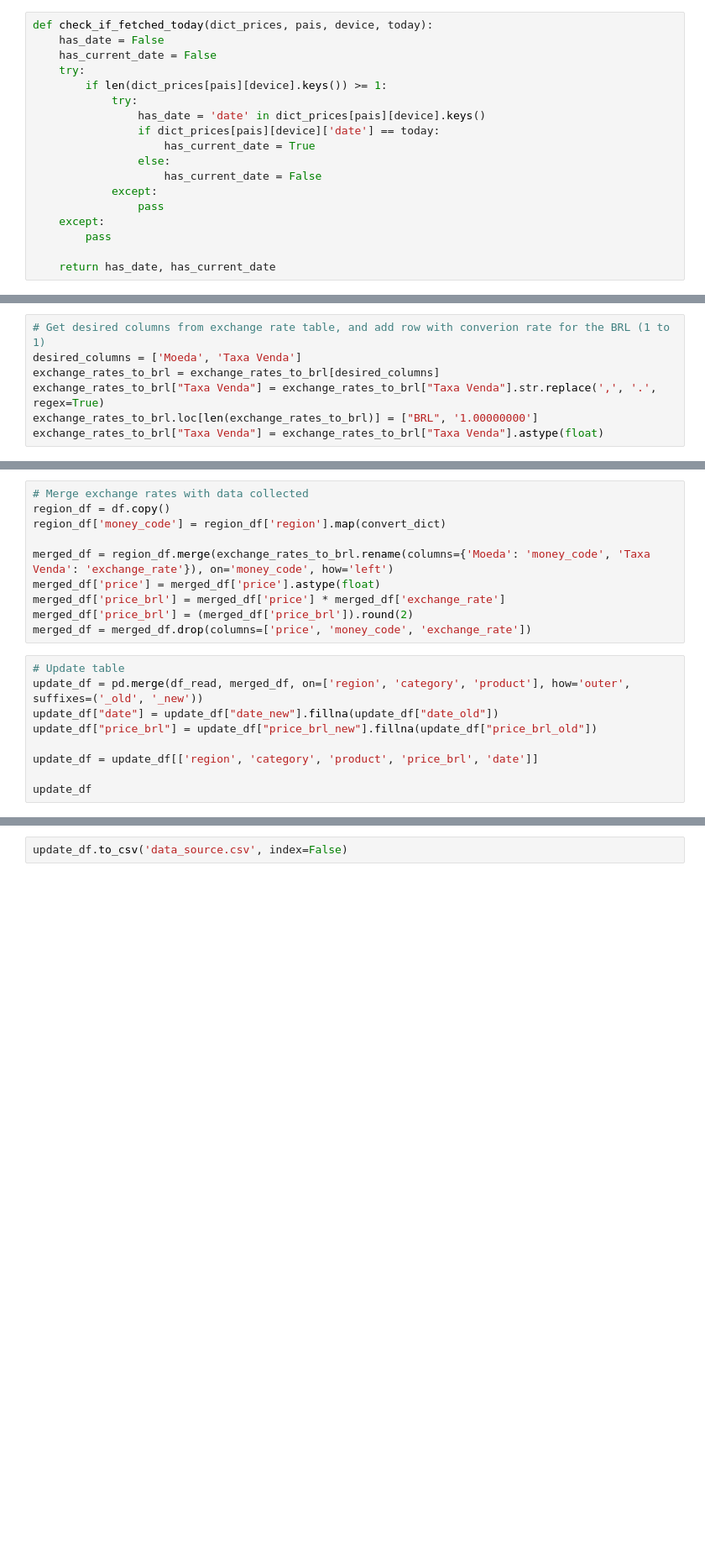
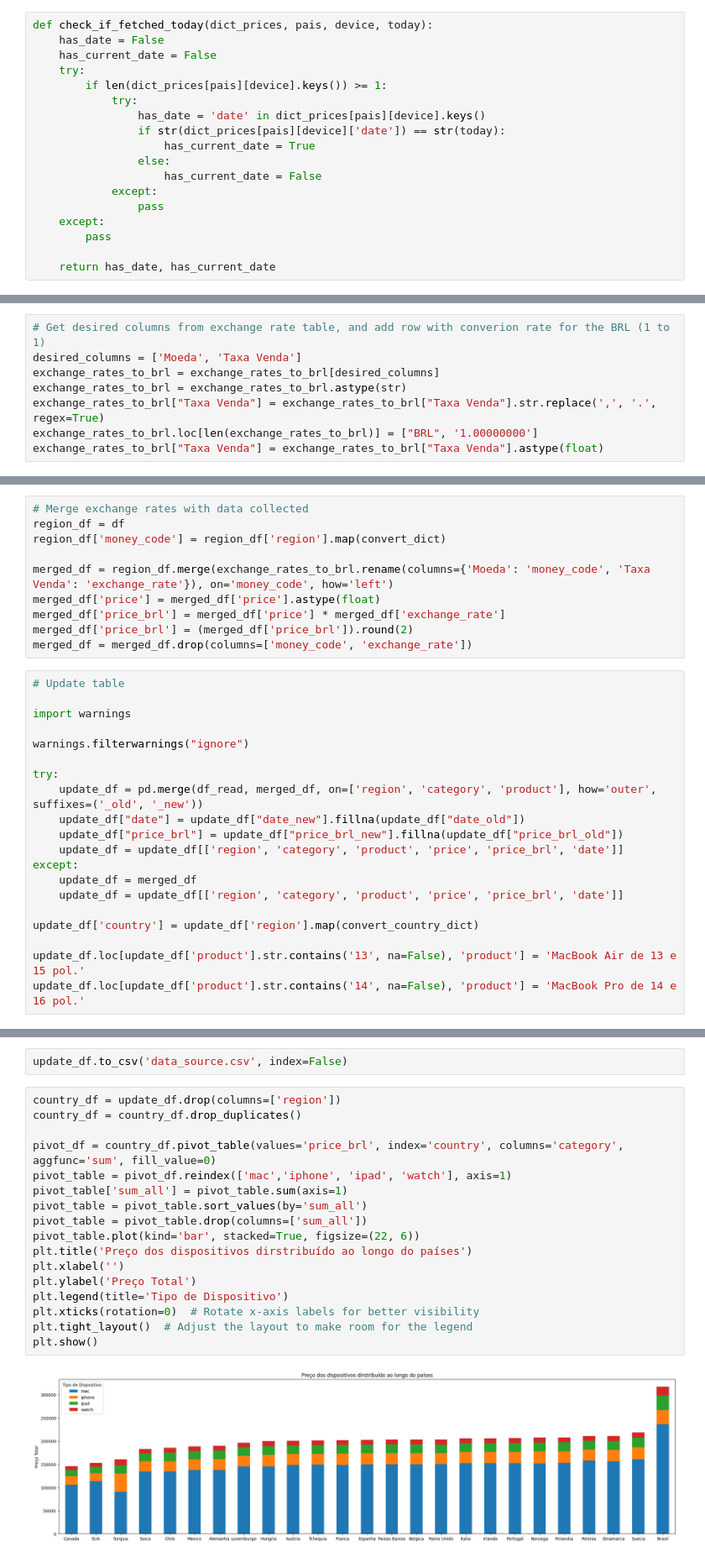
Before and after one commit to TiagoSeixas2103/Projeto_Web_Scraping_Apple, a Jupyter notebook: main.ipynb, the cells around one changed output, grey strips where cells are left out. Shown at 84% size. Cells and saved outputs as stored; diff of their text form; blank space fills up the shorter version.

```diff
--- a/main.ipynb
+++ b/main.ipynb
@@ -91,7 +103,7 @@ def check_if_fetched_today(dict_prices, pais, device, today):
         if len(dict_prices[pais][device].keys()) >= 1:
             try:
                 has_date = 'date' in dict_prices[pais][device].keys()
-                if dict_prices[pais][device]['date'] == today:
+                if str(dict_prices[pais][device]['date']) == str(today):
                     has_current_date = True
                 else:
                     has_current_date = False
@@ -423,6 +418,7 @@ while contador < 10 and csv_read:
 # Get desired columns from exchange rate table, and add row with converion rate for the BRL (1 to 1)
 desired_columns = ['Moeda', 'Taxa Venda']
 exchange_rates_to_brl = exchange_rates_to_brl[desired_columns]
+exchange_rates_to_brl = exchange_rates_to_brl.astype(str)
 exchange_rates_to_brl["Taxa Venda"] = exchange_rates_to_brl["Taxa Venda"].str.replace(',', '.', regex=True)
 exchange_rates_to_brl.loc[len(exchange_rates_to_brl)] = ["BRL", '1.00000000']
 exchange_rates_to_brl["Taxa Venda"] = exchange_rates_to_brl["Taxa Venda"].astype(float)
@@ -461,19 +488,30 @@ convert_dict = {
 # %%
 # Merge exchange rates with data collected
-region_df = df.copy()
+region_df = df
 region_df['money_code'] = region_df['region'].map(convert_dict)
 
 merged_df = region_df.merge(exchange_rates_to_brl.rename(columns={'Moeda': 'money_code', 'Taxa Venda': 'exchange_rate'}), on='money_code', how='left')
 merged_df['price'] = merged_df['price'].astype(float)
 merged_df['price_brl'] = merged_df['price'] * merged_df['exchange_rate']
 merged_df['price_brl'] = (merged_df['price_brl']).round(2)
-merged_df = merged_df.drop(columns=['price', 'money_code', 'exchange_rate'])
+merged_df = merged_df.drop(columns=['money_code', 'exchange_rate'])
 # %%
 # Update table
-update_df = pd.merge(df_read, merged_df, on=['region', 'category', 'product'], how='outer', suffixes=('_old', '_new'))
-update_df["date"] = update_df["date_new"].fillna(update_df["date_old"])
-update_df["price_brl"] = update_df["price_brl_new"].fillna(update_df["price_brl_old"])
 
-update_df = update_df[['region', 'category', 'product', 'price_brl', 'date']]
+import warnings
 
-update_df
+warnings.filterwarnings("ignore")
+
+try:
+    update_df = pd.merge(df_read, merged_df, on=['region', 'category', 'product'], how='outer', suffixes=('_old', '_new'))
+    update_df["date"] = update_df["date_new"].fillna(update_df["date_old"])
+    update_df["price_brl"] = update_df["price_brl_new"].fillna(update_df["price_brl_old"])
+    update_df = update_df[['region', 'category', 'product', 'price', 'price_brl', 'date']]
+except:
+    update_df = merged_df
+    update_df = update_df[['region', 'category', 'product', 'price', 'price_brl', 'date']]
+
+update_df['country'] = update_df['region'].map(convert_country_dict)
+
+update_df.loc[update_df['product'].str.contains('13', na=False), 'product'] = 'MacBook Air de 13 e 15 pol.'
+update_df.loc[update_df['product'].str.contains('14', na=False), 'product'] = 'MacBook Pro de 14 e 16 pol.'
@@ -494,2 +518,21 @@ update_df
 # %%
 update_df.to_csv('data_source.csv', index=False)
+# %%
+country_df = update_df.drop(columns=['region'])
+country_df = country_df.drop_duplicates()
+
+pivot_df = country_df.pivot_table(values='price_brl', index='country', columns='category', aggfunc='sum', fill_value=0)
+pivot_table = pivot_df.reindex(['mac','iphone', 'ipad', 'watch'], axis=1)
+pivot_table['sum_all'] = pivot_table.sum(axis=1)
+pivot_table = pivot_table.sort_values(by='sum_all')
+pivot_table = pivot_table.drop(columns=['sum_all'])
+pivot_table.plot(kind='bar', stacked=True, figsize=(22, 6))
+plt.title('Preço dos dispositivos dirstribuído ao longo do países')
+plt.xlabel('')
+plt.ylabel('Preço Total')
+plt.legend(title='Tipo de Dispositivo')
+plt.xticks(rotation=0)  # Rotate x-axis labels for better visibility
+plt.tight_layout()  # Adjust the layout to make room for the legend
+plt.show()
+# %% [output]
+[figure, added]
```
Also changed, not shown: parts of 11 cells of this notebook.
